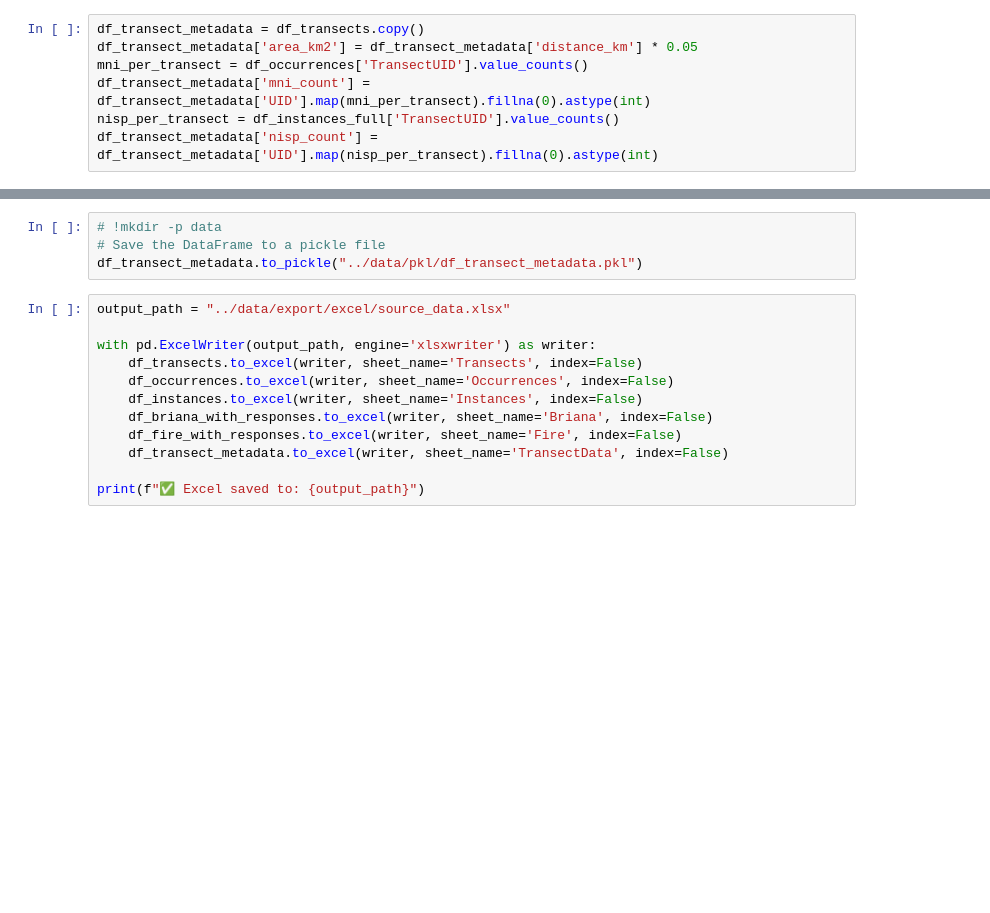
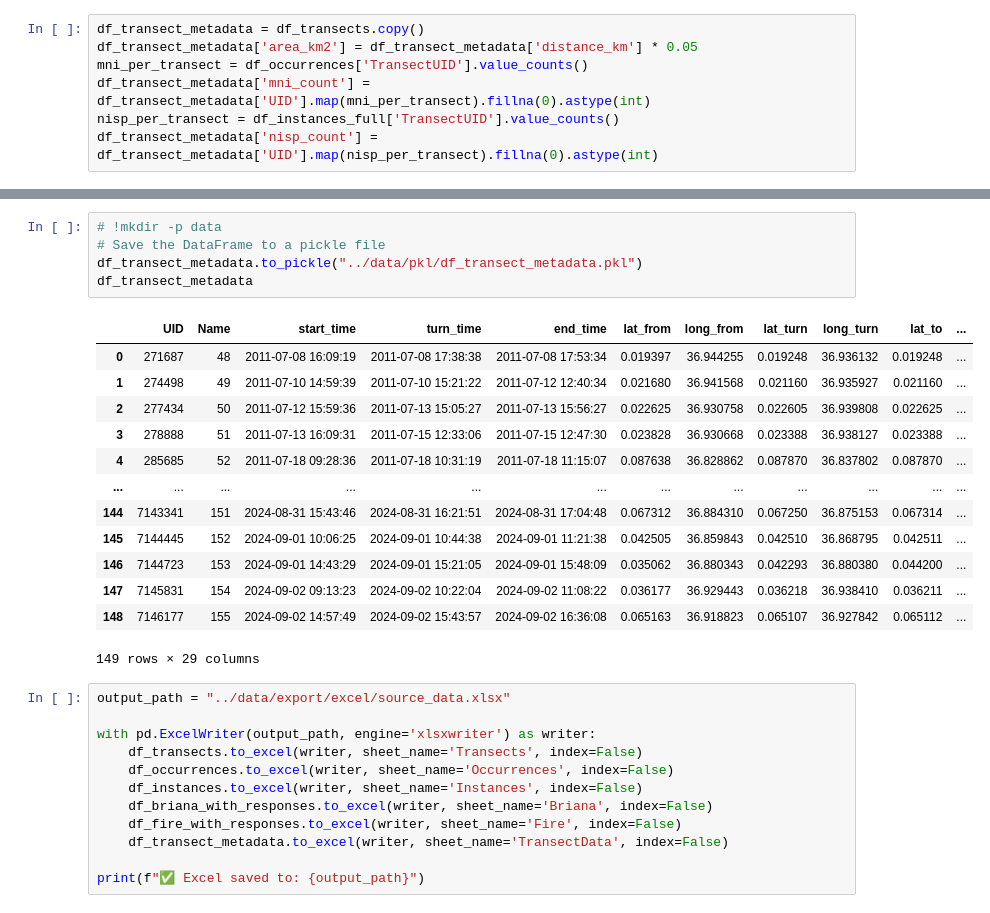
Before and after one commit to karilint/BonesOfOlPejeta, a Jupyter notebook: notebooks/03 Bones create source data.ipynb, the cells around one changed output, grey strips where cells are left out. Saved outputs shown, nothing was run; the diff lists cells and outputs as text; blank space fills up the shorter version.

```diff
--- a/notebooks/03 Bones create source data.ipynb
+++ b/notebooks/03 Bones create source data.ipynb
@@ -160,7 +172,22 @@ df_taxon_by_transect.to_pickle("../data/pkl/df_taxon_by_transect.pkl")
 # %%
 # !mkdir -p data
 # Save the DataFrame to a pickle file
 df_transect_metadata.to_pickle("../data/pkl/df_transect_metadata.pkl")
+df_transect_metadata
+# %% [output]
+|  | UID | Name | start_time | turn_time | end_time | lat_from | long_from | lat_turn | long_turn | lat_to | ... |
+| 0 | 271687 | 48 | 2011-07-08 16:09:19 | 2011-07-08 17:38:38 | 2011-07-08 17:53:34 | 0.019397 | 36.944255 | 0.019248 | 36.936132 | 0.019248 | ... |
+| 1 | 274498 | 49 | 2011-07-10 14:59:39 | 2011-07-10 15:21:22 | 2011-07-12 12:40:34 | 0.021680 | 36.941568 | 0.021160 | 36.935927 | 0.021160 | ... |
+| 2 | 277434 | 50 | 2011-07-12 15:59:36 | 2011-07-13 15:05:27 | 2011-07-13 15:56:27 | 0.022625 | 36.930758 | 0.022605 | 36.939808 | 0.022625 | ... |
+| 3 | 278888 | 51 | 2011-07-13 16:09:31 | 2011-07-15 12:33:06 | 2011-07-15 12:47:30 | 0.023828 | 36.930668 | 0.023388 | 36.938127 | 0.023388 | ... |
+| 4 | 285685 | 52 | 2011-07-18 09:28:36 | 2011-07-18 10:31:19 | 2011-07-18 11:15:07 | 0.087638 | 36.828862 | 0.087870 | 36.837802 | 0.087870 | ... |
+| ... | ... | ... | ... | ... | ... | ... | ... | ... | ... | ... | ... |
+| 144 | 7143341 | 151 | 2024-08-31 15:43:46 | 2024-08-31 16:21:51 | 2024-08-31 17:04:48 | 0.067312 | 36.884310 | 0.067250 | 36.875153 | 0.067314 | ... |
+| 145 | 7144445 | 152 | 2024-09-01 10:06:25 | 2024-09-01 10:44:38 | 2024-09-01 11:21:38 | 0.042505 | 36.859843 | 0.042510 | 36.868795 | 0.042511 | ... |
+| 146 | 7144723 | 153 | 2024-09-01 14:43:29 | 2024-09-01 15:21:05 | 2024-09-01 15:48:09 | 0.035062 | 36.880343 | 0.042293 | 36.880380 | 0.044200 | ... |
+| 147 | 7145831 | 154 | 2024-09-02 09:13:23 | 2024-09-02 10:22:04 | 2024-09-02 11:08:22 | 0.036177 | 36.929443 | 0.036218 | 36.938410 | 0.036211 | ... |
+| 148 | 7146177 | 155 | 2024-09-02 14:57:49 | 2024-09-02 15:43:57 | 2024-09-02 16:36:08 | 0.065163 | 36.918823 | 0.065107 | 36.927842 | 0.065112 | ... |
+149 rows × 29 columns
 # %%
 output_path = "../data/export/excel/source_data.xlsx"
 
```
Also changed, not shown: parts of 2 cells of this notebook.
